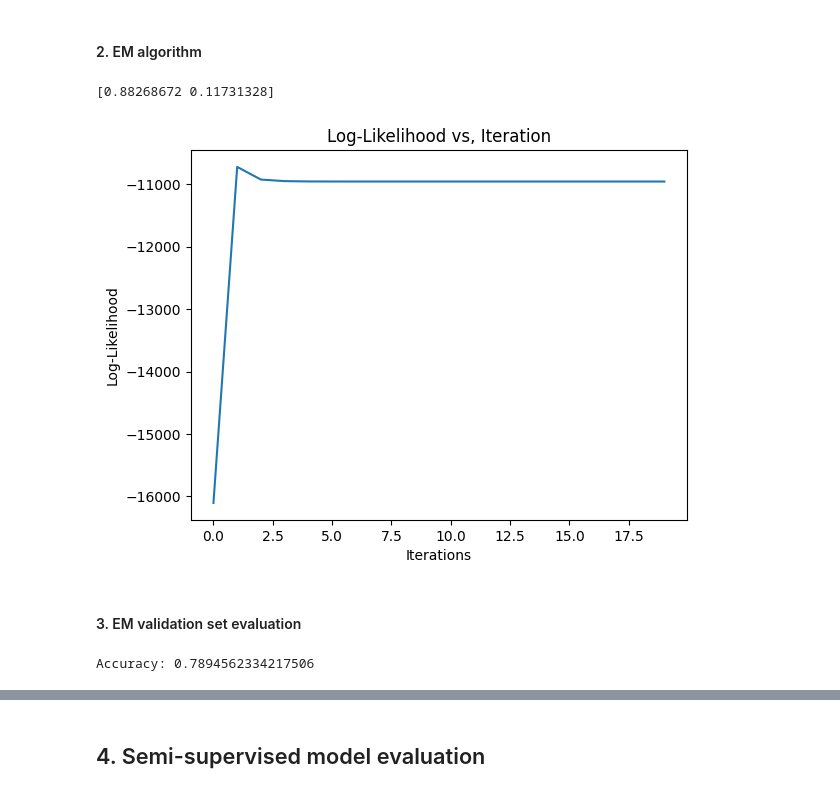
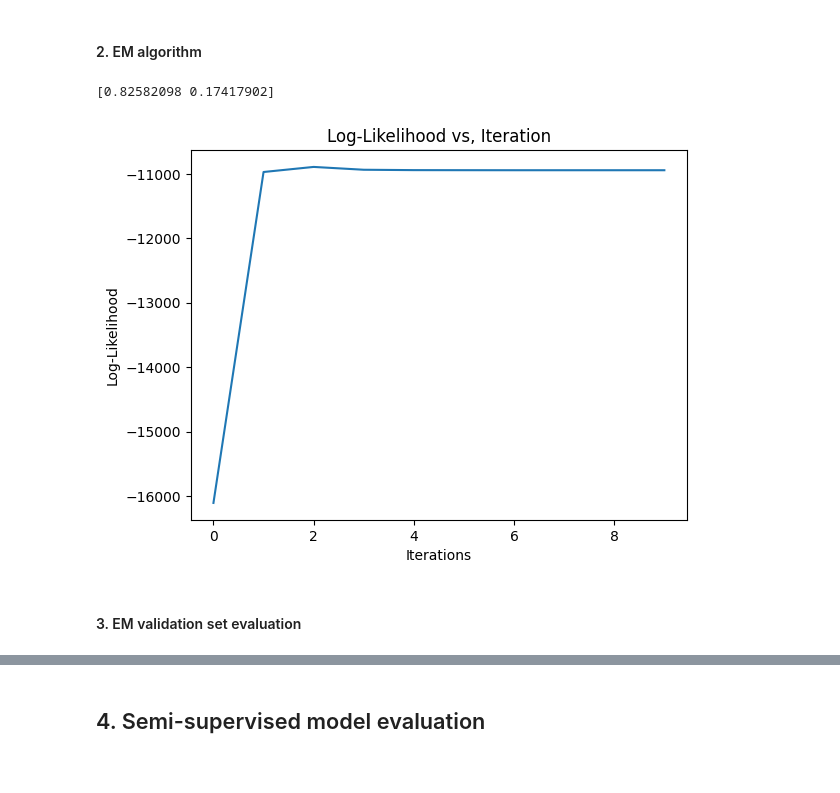
Before and after one commit to narolinelim/naive-bayes-income-classification, a Jupyter notebook: COMP30027_2026_asst1_template.ipynb, the cells around one changed output, grey strips where cells are left out. Saved outputs shown, nothing was run; the diff lists cells and outputs as text; code cells hidden in the pictures.

```diff
--- a/COMP30027_2026_asst1_template.ipynb
+++ b/COMP30027_2026_asst1_template.ipynb
@@ -45,7 +51,7 @@ y_train_encoded = label_encoder.fit_transform(y_train)
 ### Model training
 # %%
 gaussian_nb = GaussianNB()
-categorical_nb = CategoricalNB(alpha=1.0)
+categorical_nb = CategoricalNB()
 
 gaussian_nb.fit(X_train_con, y_train.values.ravel())
 categorical_nb.fit(X_train_cat_encoded, y_train.values.ravel())
@@ -208,7 +261,7 @@ unlabelled_categorical_features = adult_unlabelled_data[['workclass','education'
 unlabelled_categorical_features_encoded = categorical_encoder.transform(unlabelled_categorical_features)
 
 class_priors = gaussian_nb.class_prior_
-iterations = 20
+iterations = 10
 log_likelihoods = []
 
 # running em until covergence (fixed iterations = 10)
@@ -223,47 +276,37 @@ for iteration in range(iterations):
   max_log = np.max(joint_log_prob, axis=1, keepdims=True)
   prob = np.exp(joint_log_prob - max_log)
   pos_prob = prob / np.sum(prob, axis=1, keepdims=True)
 
   log_likelihood = np.sum(
     np.log(np.sum(np.exp(joint_log_prob - max_log), axis=1)) + max_log.ravel()
   )
   log_likelihoods.append(log_likelihood)
 
   # M-step: retraining model with labelled and unlabelled data
   # Combined labelled and unlabelled data
   X_all_con = pd.concat([X_con_train_em, unlabelled_continuous_features])
   X_all_cat = np.vstack([X_cat_train_em, unlabelled_categorical_features_encoded])
+  unlabelled_hard_labels = np.where(pos_prob[:, 0] > 0.5, '<=50K', '>50K')
 
   # labels
-  y_labels = np.concatenate([y_train_em.values.ravel(), ['<=50K'] * len(unlabelled_continuous_features)])
+  y_labels = np.concatenate([y_train_em.values.ravel(), unlabelled_hard_labels])
 
   # weights: labelled data = 1, unlabelled data = soft assignments (posterior probabilities)
-  weights = np.concatenate([np.ones(len(X_con_train_em)), pos_prob[:, 0]])
+  weights = np.concatenate([np.ones(len(X_con_train_em)), np.max(pos_prob, axis=1)])
 
   # re-fit with weights
   gaussian_nb.fit(X_all_con, y_labels, sample_weight=weights)
   categorical_nb.fit(X_all_cat, y_labels, sample_weight=weights)
   class_priors = gaussian_nb.class_prior_
 
 print(class_priors)
 plt.plot(log_likelihoods)
 plt.xlabel('Iterations')
 plt.ylabel('Log-Likelihood')
 plt.title('Log-Likelihood vs, Iteration')
 plt.show()
 # %% [output]
-[0.88268672 0.11731328]
+[0.82582098 0.17417902]
-[figure, old version]
+[figure, new version]
 # %% [markdown]
 #### 3. EM validation set evaluation
-# %%
-val_prob_con = gaussian_nb.predict_log_proba(X_con_val_em)
-val_prob_cat = categorical_nb.predict_log_proba(X_cat_val_em)
-
-val_joint_prob = val_prob_con + val_prob_cat + np.log(class_priors)
-y_val_prediction = np.argmax(val_joint_prob, axis=1)
-y_val_em = label_encoder.transform(y_val_em)
-
-print(f"Accuracy: {accuracy_score(y_val_em, y_val_prediction)}")
-# %% [output]
-Accuracy: 0.7894562334217506
```
Also changed, not shown: parts of 15 cells of this notebook, 8 other files.
